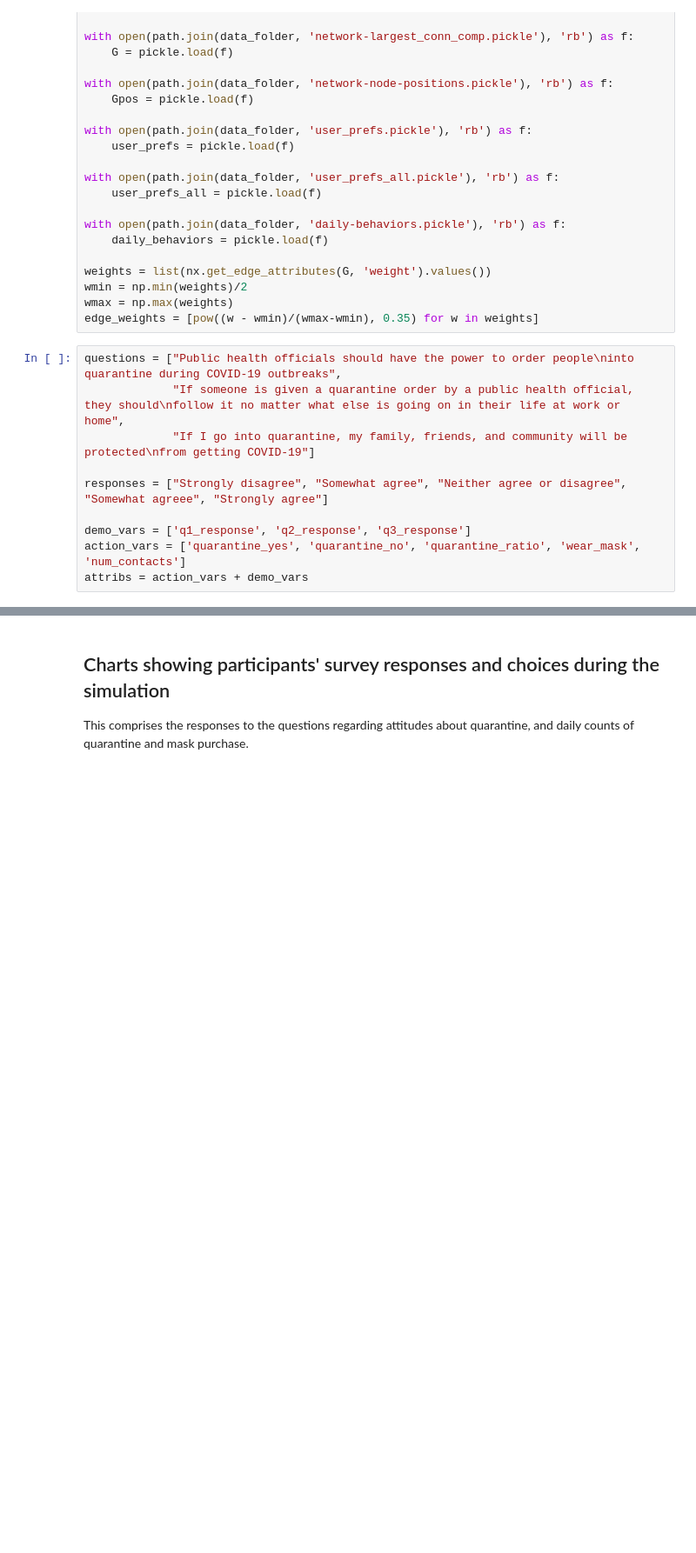
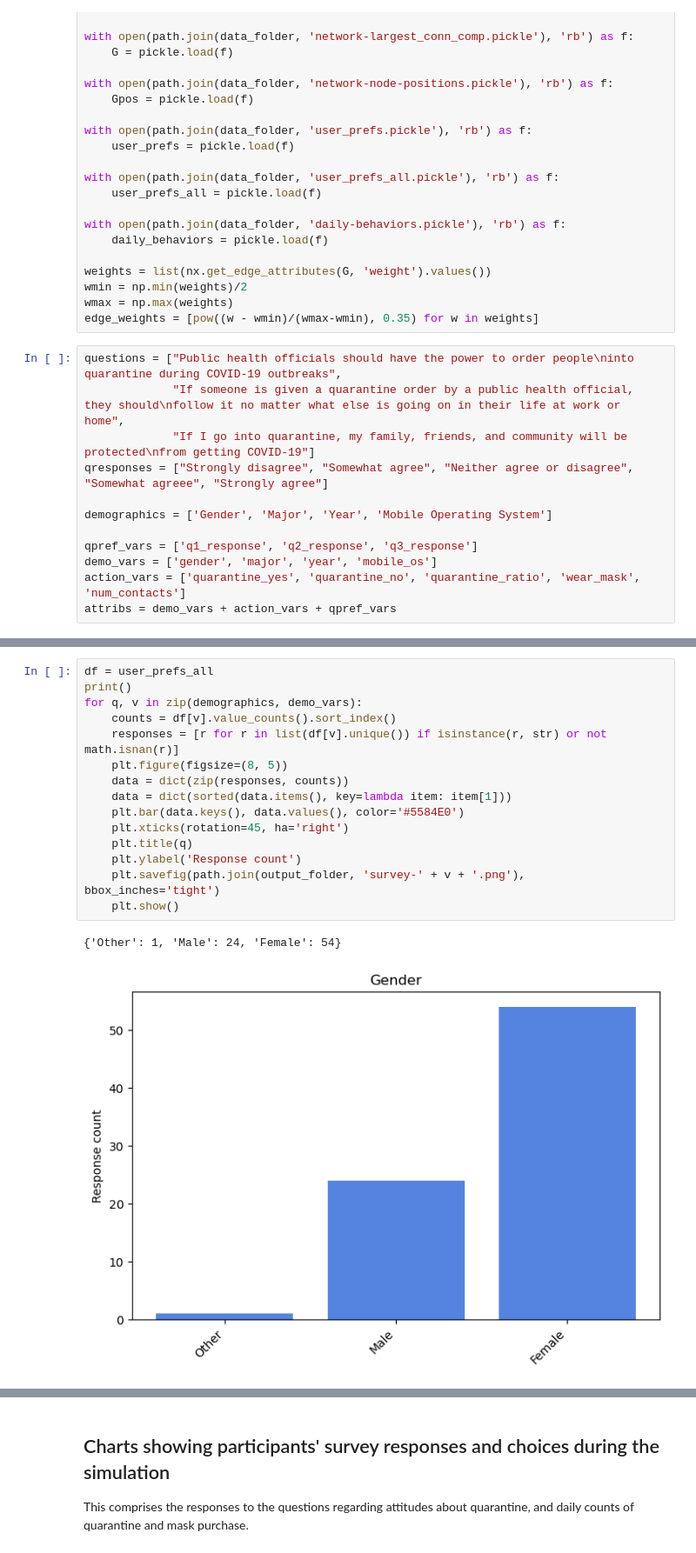
Before and after one commit to colabobio/oo-wku23, a Jupyter notebook: 3-behavioral-analysis.ipynb, the cells around one changed output, grey strips where cells are left out. Shown at 87% size. Drawn from its saved outputs; the diff is of its cells as text; blank space fills up the shorter version.

Commit message:
including survey data to analysis

```diff
--- a/3-behavioral-analysis.ipynb
+++ b/3-behavioral-analysis.ipynb
@@ -50,9 +51,11 @@ edge_weights = [pow((w - wmin)/(wmax-wmin), 0.35) for w in weights]
 questions = ["Public health officials should have the power to order people\ninto quarantine during COVID-19 outbreaks",
              "If someone is given a quarantine order by a public health official, they should\nfollow it no matter what else is going on in their life at work or home",
              "If I go into quarantine, my family, friends, and community will be protected\nfrom getting COVID-19"]
+qresponses = ["Strongly disagree", "Somewhat agree", "Neither agree or disagree", "Somewhat agreee", "Strongly agree"]
 
-responses = ["Strongly disagree", "Somewhat agree", "Neither agree or disagree", "Somewhat agreee", "Strongly agree"]
+demographics = ['Gender', 'Major', 'Year', 'Mobile Operating System']
 
-demo_vars = ['q1_response', 'q2_response', 'q3_response']
+qpref_vars = ['q1_response', 'q2_response', 'q3_response']
+demo_vars = ['gender', 'major', 'year', 'mobile_os']
 action_vars = ['quarantine_yes', 'quarantine_no', 'quarantine_ratio', 'wear_mask', 'num_contacts']
-attribs = action_vars + demo_vars
+attribs = demo_vars + action_vars + qpref_vars
@@ -58,0 +66,18 @@ attribs = action_vars + demo_vars
+# %%
+df = user_prefs_all
+print()
+for q, v in zip(demographics, demo_vars):
+    counts = df[v].value_counts().sort_index()
+    responses = [r for r in list(df[v].unique()) if isinstance(r, str) or not math.isnan(r)]
+    plt.figure(figsize=(8, 5))
+    data = dict(zip(responses, counts))
+    data = dict(sorted(data.items(), key=lambda item: item[1]))
+    plt.bar(data.keys(), data.values(), color='#5584E0')
+    plt.xticks(rotation=45, ha='right')
+    plt.title(q)
+    plt.ylabel('Response count')
+    plt.savefig(path.join(output_folder, 'survey-' + v + '.png'), bbox_inches='tight')
+    plt.show()
+# %% [output]
+{'Other': 1, 'Male': 24, 'Female': 54}
+[figure, added]
```
Also changed, not shown: parts of 12 cells of this notebook, 1 other file.
